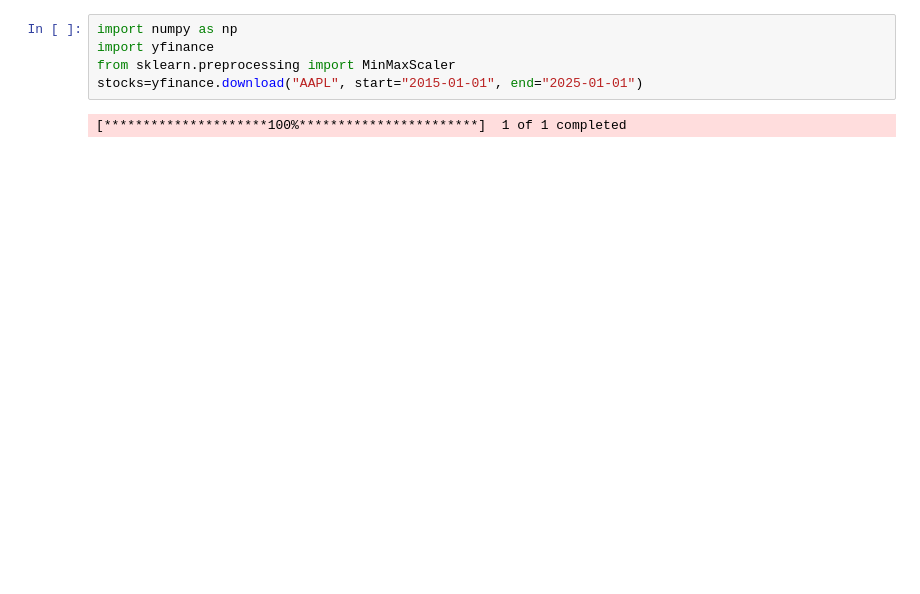
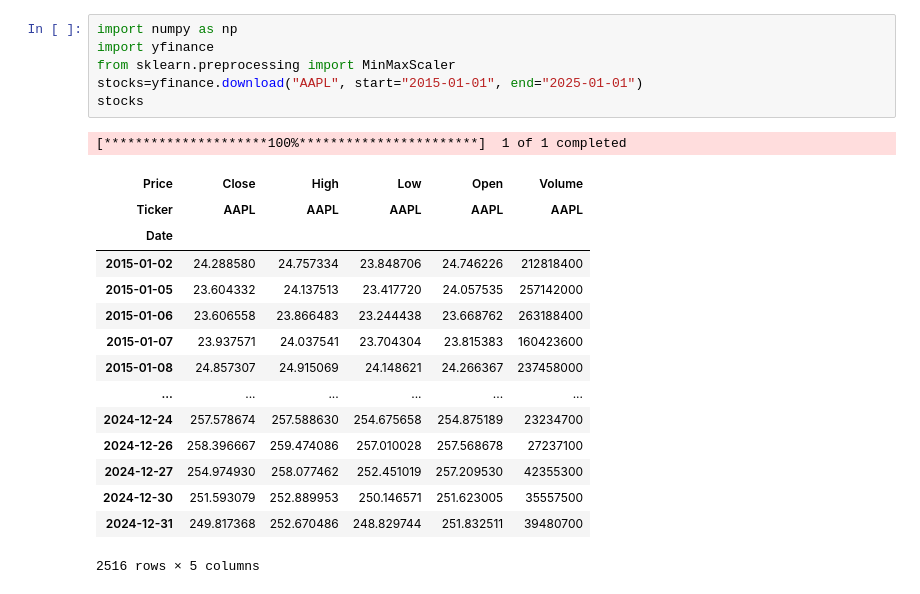
Before and after one commit to demiruns/stock-price, a Jupyter notebook: StockPrice.ipynb, the cells around one changed output. Saved outputs shown, nothing was run; the diff lists cells and outputs as text; blank space fills up the shorter version.

```diff
--- a/StockPrice.ipynb
+++ b/StockPrice.ipynb
@@ -1,10 +1,26 @@
 # %%
 import numpy as np
 import yfinance
 from sklearn.preprocessing import MinMaxScaler
 stocks=yfinance.download("AAPL", start="2015-01-01", end="2025-01-01")
+stocks
 # %% [output]
 [*********************100%***********************]  1 of 1 completed
+| Price | Close | High | Low | Open | Volume |
+| Ticker | AAPL | AAPL | AAPL | AAPL | AAPL |
+| Date |  |  |  |  |  |
+| 2015-01-02 | 24.288580 | 24.757334 | 23.848706 | 24.746226 | 212818400 |
+| 2015-01-05 | 23.604332 | 24.137513 | 23.417720 | 24.057535 | 257142000 |
+| 2015-01-06 | 23.606558 | 23.866483 | 23.244438 | 23.668762 | 263188400 |
+| 2015-01-07 | 23.937571 | 24.037541 | 23.704304 | 23.815383 | 160423600 |
+| 2015-01-08 | 24.857307 | 24.915069 | 24.148621 | 24.266367 | 237458000 |
+| ... | ... | ... | ... | ... | ... |
+| 2024-12-24 | 257.578674 | 257.588630 | 254.675658 | 254.875189 | 23234700 |
+| 2024-12-26 | 258.396667 | 259.474086 | 257.010028 | 257.568678 | 27237100 |
+| 2024-12-27 | 254.974930 | 258.077462 | 252.451019 | 257.209530 | 42355300 |
+| 2024-12-30 | 251.593079 | 252.889953 | 250.146571 | 251.623005 | 35557500 |
+| 2024-12-31 | 249.817368 | 252.670486 | 248.829744 | 251.832511 | 39480700 |
+2516 rows × 5 columns
 # %%
 stock_closed=np.array(stocks["Close"])
 mms = MinMaxScaler((0, 1))
```
Also changed, not shown: parts of 6 cells of this notebook.
